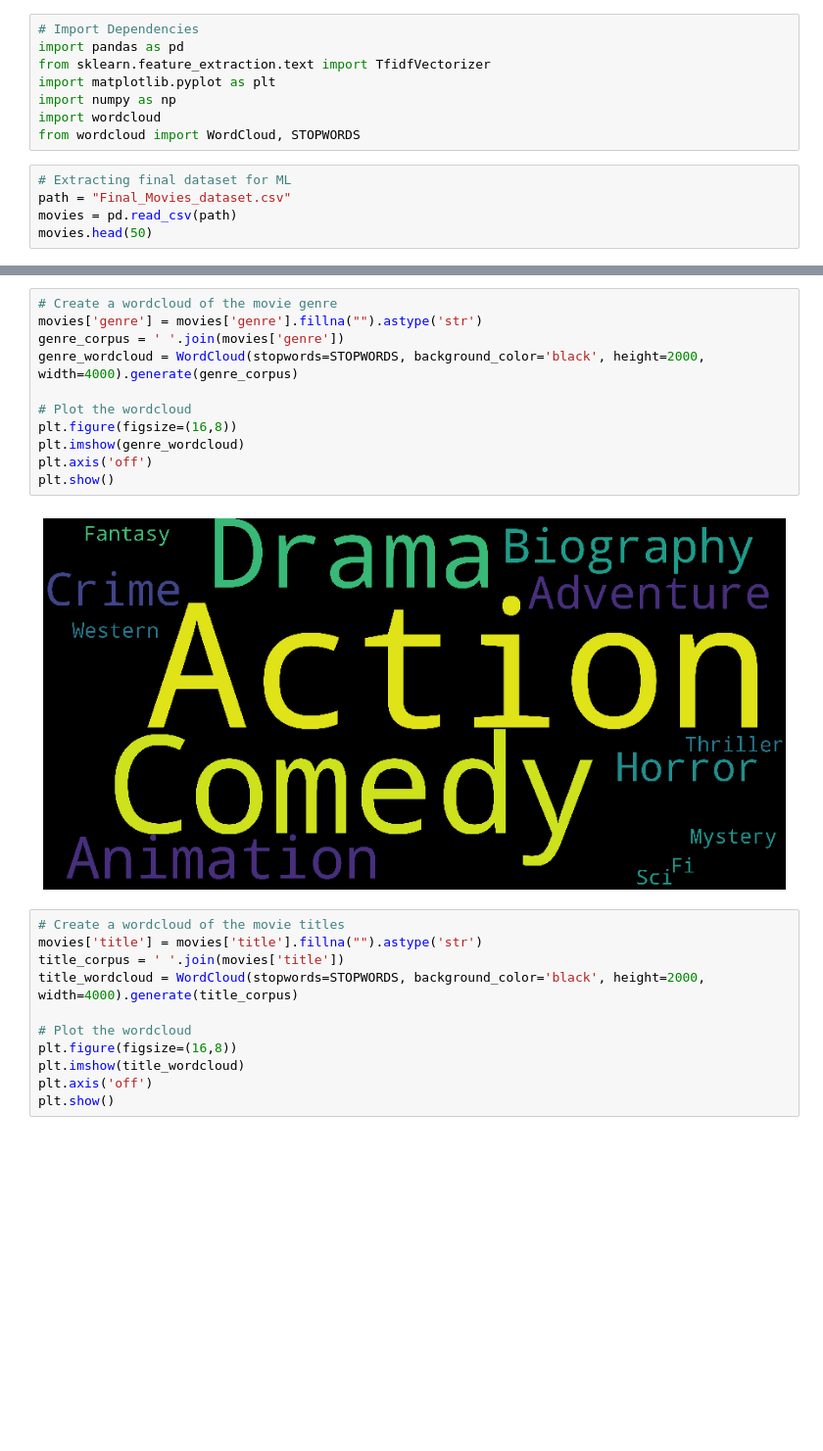
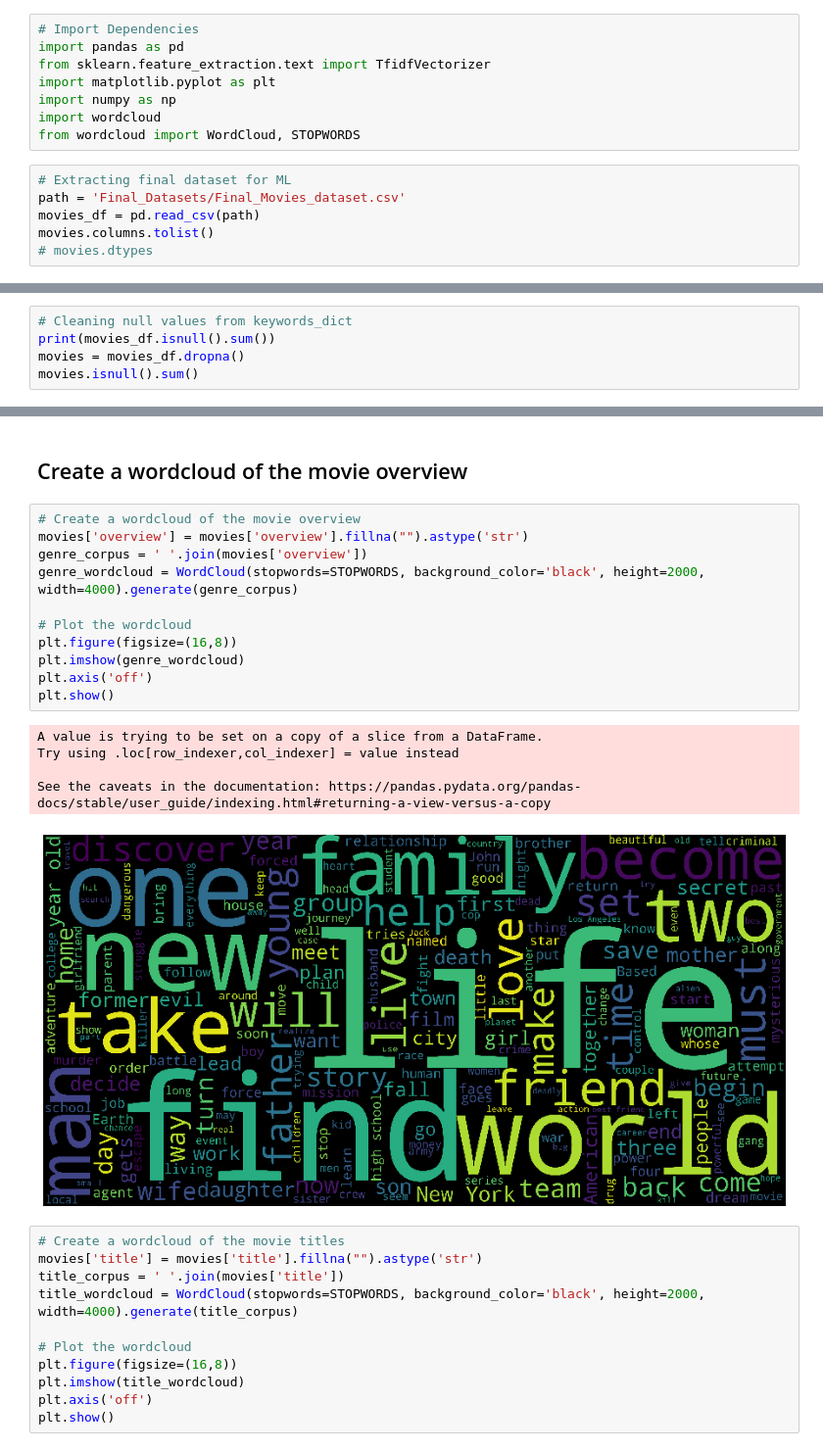
Before and after one commit to Daniel-Schroeder15/Movies_project, a Jupyter notebook: Genre_Recommendation.ipynb, the cells around one changed output, grey strips where cells are left out. Shown at 98% size. Saved outputs shown, nothing was run; the diff lists cells and outputs as text; blank space fills up the shorter version.

Commit message:
adding machine learning models and pre-processing data files

```diff
--- a/Genre_Recommendation.ipynb
+++ b/Genre_Recommendation.ipynb
@@ -10,7 +10,8 @@ import wordcloud
 from wordcloud import WordCloud, STOPWORDS
 # %%
 # Extracting final dataset for ML
-path = "Final_Movies_dataset.csv"
-movies = pd.read_csv(path)
-movies.head(50)
+path = 'Final_Datasets/Final_Movies_dataset.csv'
+movies_df = pd.read_csv(path)
+movies.columns.tolist()
+# movies.dtypes
 # %% [output]
@@ -49,0 +37,5 @@ Name: score, dtype: float64
+# %%
+# Cleaning null values from keywords_dict
+print(movies_df.isnull().sum())
+movies = movies_df.dropna()
+movies.isnull().sum()
@@ -126,16 +223,22 @@ Name: title, dtype: object
+# %% [markdown]
+## Create a wordcloud of the movie overview
 # %%
-# Create a wordcloud of the movie genre
-movies['genre'] = movies['genre'].fillna("").astype('str')
-genre_corpus = ' '.join(movies['genre'])
+# Create a wordcloud of the movie overview
+movies['overview'] = movies['overview'].fillna("").astype('str')
+genre_corpus = ' '.join(movies['overview'])
 genre_wordcloud = WordCloud(stopwords=STOPWORDS, background_color='black', height=2000, width=4000).generate(genre_corpus)
 
 # Plot the wordcloud
 plt.figure(figsize=(16,8))
 plt.imshow(genre_wordcloud)
 plt.axis('off')
 plt.show()
 # %% [output]
+A value is trying to be set on a copy of a slice from a DataFrame.
+Try using .loc[row_indexer,col_indexer] = value instead
+
+See the caveats in the documentation: https://pandas.pydata.org/pandas-docs/stable/user_guide/indexing.html#returning-a-view-versus-a-copy
-[figure, old version]
+[figure, new version]
 # %%
 # Create a wordcloud of the movie titles
 movies['title'] = movies['title'].fillna("").astype('str')
```
Also changed, not shown: parts of 15 cells of this notebook, 3 other files.
